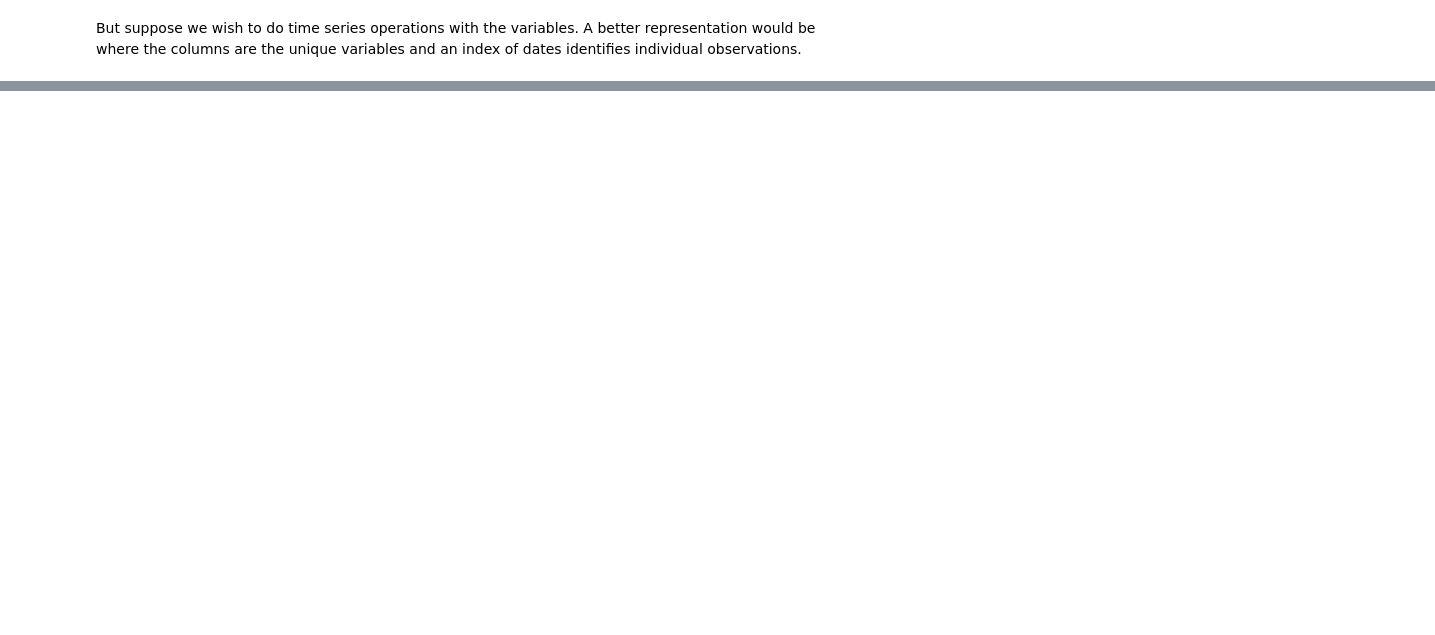
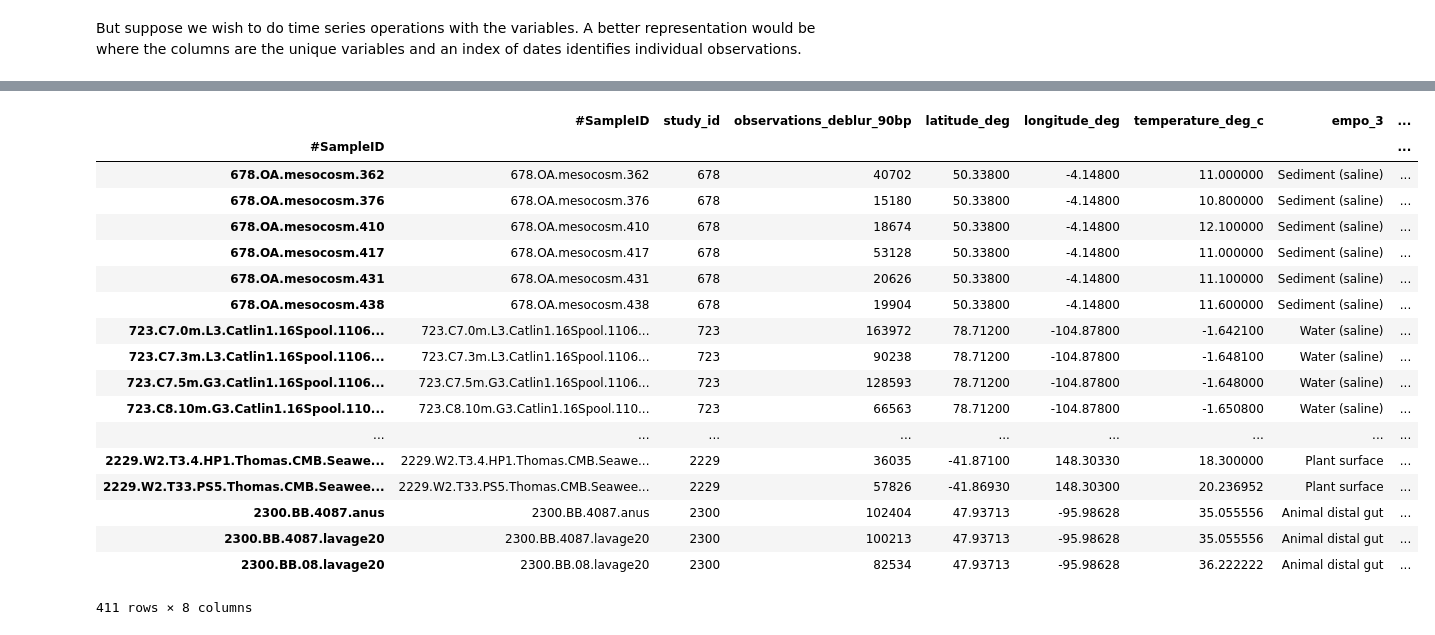
Before and after one commit to cuttlefishh/python-for-data-analysis, a Jupyter notebook: lessons/lesson16.ipynb, the cells around one changed output, grey strips where cells are left out. Drawn from its saved outputs; the diff is of its cells as text; code cells hidden in the pictures; blank space fills up the shorter version.

```diff
--- a/lessons/lesson16.ipynb
+++ b/lessons/lesson16.ipynb
@@ -333,0 +350,2 @@ plt.xticks(rotation=-45)
+# %%
+df = pd.read_csv('../data/emp_qiime_mapping_subset_2k.tsv', sep='\t')
@@ -333,0 +372,3 @@ plt.xticks(rotation=-45)
+# %%
+df = df[['#SampleID', 'study_id', 'observations_deblur_90bp', 'latitude_deg', 'longitude_deg',
+         'temperature_deg_c', 'empo_3', 'envo_biome_2']]
@@ -333,0 +396,3 @@ plt.xticks(rotation=-45)
+# %%
+# get only rows with temperature data, then reset index (and drop old index)
+df = df[df.temperature_deg_c.notna()].reset_index(drop=True)
@@ -333,0 +460,24 @@ plt.xticks(rotation=-45)
+# %%
+# before proceeding, let's change the index to match '#SampleID' column
+df.index = df['#SampleID']
+df
+# %% [output]
+|  | #SampleID | study_id | observations_deblur_90bp | latitude_deg | longitude_deg | temperature_deg_c | empo_3 | ... |
+| #SampleID |  |  |  |  |  |  |  | ... |
+| 678.OA.mesocosm.362 | 678.OA.mesocosm.362 | 678 | 40702 | 50.33800 | -4.14800 | 11.000000 | Sediment (saline) | ... |
+| 678.OA.mesocosm.376 | 678.OA.mesocosm.376 | 678 | 15180 | 50.33800 | -4.14800 | 10.800000 | Sediment (saline) | ... |
+| 678.OA.mesocosm.410 | 678.OA.mesocosm.410 | 678 | 18674 | 50.33800 | -4.14800 | 12.100000 | Sediment (saline) | ... |
+| 678.OA.mesocosm.417 | 678.OA.mesocosm.417 | 678 | 53128 | 50.33800 | -4.14800 | 11.000000 | Sediment (saline) | ... |
+| 678.OA.mesocosm.431 | 678.OA.mesocosm.431 | 678 | 20626 | 50.33800 | -4.14800 | 11.100000 | Sediment (saline) | ... |
+| 678.OA.mesocosm.438 | 678.OA.mesocosm.438 | 678 | 19904 | 50.33800 | -4.14800 | 11.600000 | Sediment (saline) | ... |
+| 723.C7.0m.L3.Catlin1.16Spool.1106... | 723.C7.0m.L3.Catlin1.16Spool.1106... | 723 | 163972 | 78.71200 | -104.87800 | -1.642100 | Water (saline) | ... |
+| 723.C7.3m.L3.Catlin1.16Spool.1106... | 723.C7.3m.L3.Catlin1.16Spool.1106... | 723 | 90238 | 78.71200 | -104.87800 | -1.648100 | Water (saline) | ... |
+| 723.C7.5m.G3.Catlin1.16Spool.1106... | 723.C7.5m.G3.Catlin1.16Spool.1106... | 723 | 128593 | 78.71200 | -104.87800 | -1.648000 | Water (saline) | ... |
+| 723.C8.10m.G3.Catlin1.16Spool.110... | 723.C8.10m.G3.Catlin1.16Spool.110... | 723 | 66563 | 78.71200 | -104.87800 | -1.650800 | Water (saline) | ... |
+| ... | ... | ... | ... | ... | ... | ... | ... | ... |
+| 2229.W2.T3.4.HP1.Thomas.CMB.Seawe... | 2229.W2.T3.4.HP1.Thomas.CMB.Seawe... | 2229 | 36035 | -41.87100 | 148.30330 | 18.300000 | Plant surface | ... |
+| 2229.W2.T33.PS5.Thomas.CMB.Seawee... | 2229.W2.T33.PS5.Thomas.CMB.Seawee... | 2229 | 57826 | -41.86930 | 148.30300 | 20.236952 | Plant surface | ... |
+| 2300.BB.4087.anus | 2300.BB.4087.anus | 2300 | 102404 | 47.93713 | -95.98628 | 35.055556 | Animal distal gut | ... |
+| 2300.BB.4087.lavage20 | 2300.BB.4087.lavage20 | 2300 | 100213 | 47.93713 | -95.98628 | 35.055556 | Animal distal gut | ... |
+| 2300.BB.08.lavage20 | 2300.BB.08.lavage20 | 2300 | 82534 | 47.93713 | -95.98628 | 36.222222 | Animal distal gut | ... |
+411 rows × 8 columns
```
Also changed, not shown: parts of 39 cells of this notebook, 1 other file.
